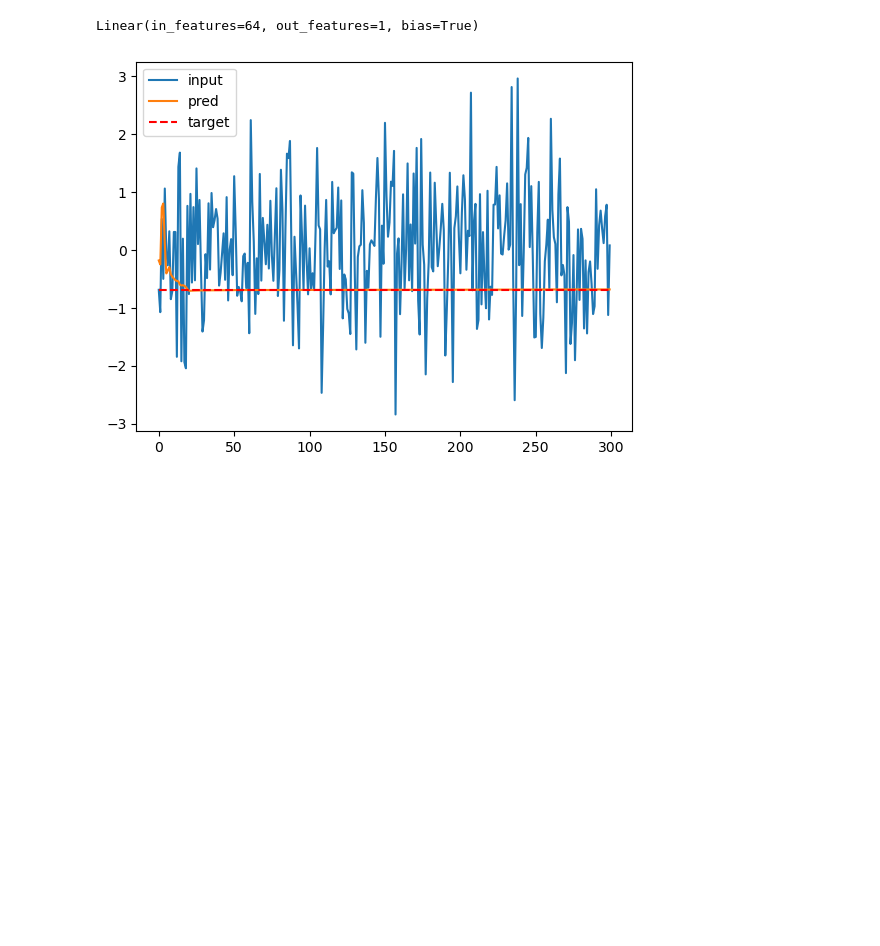
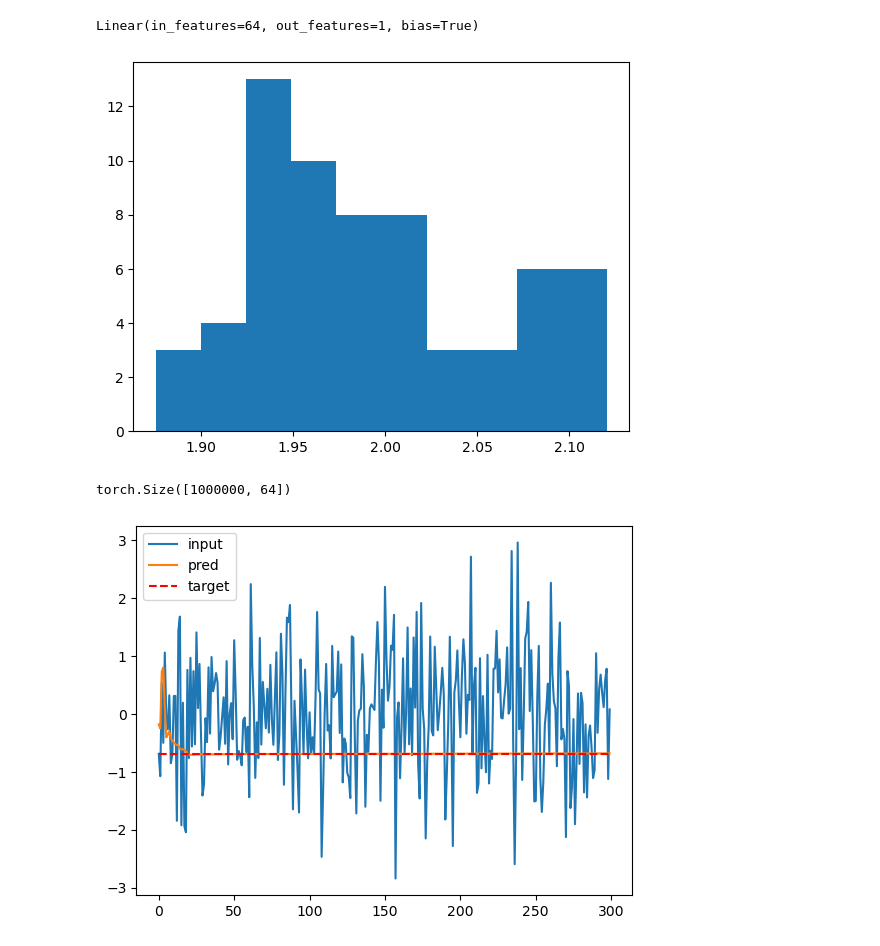
Before and after one commit to gerome-andry/RNN-dynamics, a Jupyter notebook: test.ipynb, the cells around one changed output. Cells and saved outputs as stored; diff of their text form; code cells hidden in the pictures; blank space fills up the shorter version.

```diff
--- a/test.ipynb
+++ b/test.ipynb
@@ -31,8 +31,8 @@ PATH = Path(SCRATCH) / f'GRU_dyn/Cpy1in/runs/{run_name}/checkpoint.pth'
 rnn, decoder = build(**CONFIG)
 mod = torch.load(PATH)
 
-rnn.load_state_dict(mod['rnn_check'])
-decoder.load_state_dict(mod['decoder_check'])
+# rnn.load_state_dict(mod['rnn_check'])
+# decoder.load_state_dict(mod['decoder_check'])
 
 rnn.eval()
 decoder.eval()
@@ -44,3 +41,23 @@ Linear(in_features=64, out_features=1, bias=True)
+# %%
+plt.hist(rnn.weight_hh_l0[2*64:3*64].diag().detach().cpu())
+plt.show()
+
+x = torch.linspace(-2, 2, 1000)
+y = torch.linspace(-1.1, 1.1, 1000)
+
+xy_grid = torch.meshgrid(x, y, indexing="ij")
+
+c_g = xy_grid[0].T
+h_g = xy_grid[1].T.flip(0, 1)
+h_0 = torch.zeros((h_g.numel(),64))
+h_0[:,0] = h_g.view(-1)
+c_0 = torch.zeros((h_g.numel(),64))
+c_0[:,0] = h_g.view(-1)
+
+print(c_0.shape)
+# %% [output]
+[figure, added]
+torch.Size([1000000, 64])
 # %%
 with torch.no_grad():
     data = CopyFirstInput.get_batch(1, 300)
```
Also changed, not shown: parts of 1 cell of this notebook, 1 other file.
